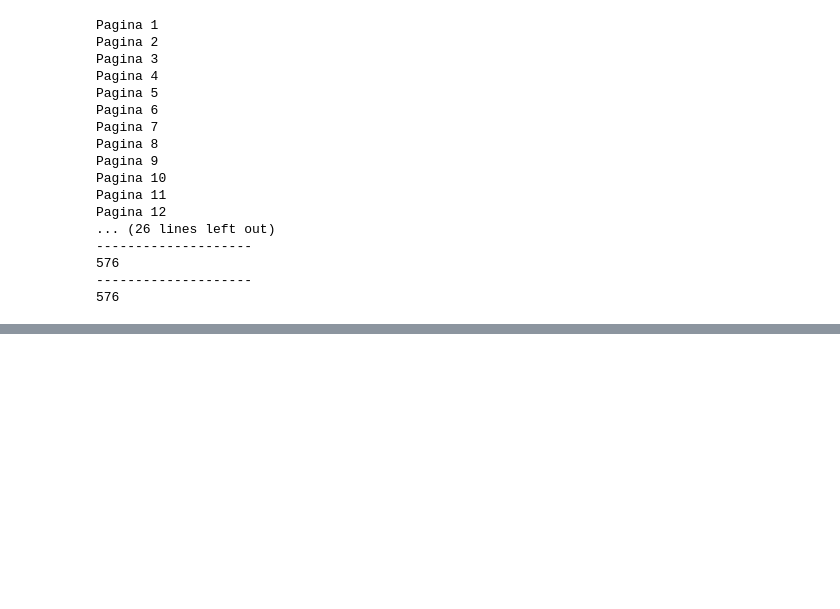
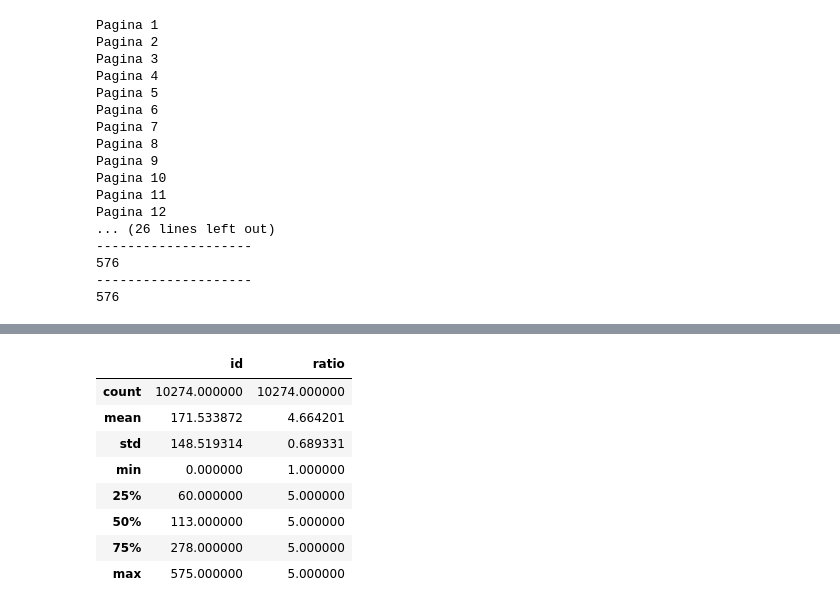
Before and after one commit to 75Engel/Webscrapping_tienda_online, a Jupyter notebook: Notebook/Scrape.ipynb, the cells around one changed output, grey strips where cells are left out. Cells and saved outputs as stored; diff of their text form; code cells hidden in the pictures; blank space fills up the shorter version.

```diff
--- a/Notebook/Scrape.ipynb
+++ b/Notebook/Scrape.ipynb
@@ -1062,5 +1025,0 @@ lista_URLs
-# %%
-
-for i in range(len(lista_URLs)):
-    id.append(i)
-print(id)
@@ -1105,0 +1081,12 @@ memory usage: 40.5+ KB
+# %%
+comentarios.describe()
+# %% [output]
+|  | id | ratio |
+| count | 10274.000000 | 10274.000000 |
+| mean | 171.533872 | 4.664201 |
+| std | 148.519314 | 0.689331 |
+| min | 0.000000 | 1.000000 |
+| 25% | 60.000000 | 5.000000 |
+| 50% | 113.000000 | 5.000000 |
+| 75% | 278.000000 | 5.000000 |
+| max | 575.000000 | 5.000000 |
```
Also changed, not shown: parts of 20 cells of this notebook.
